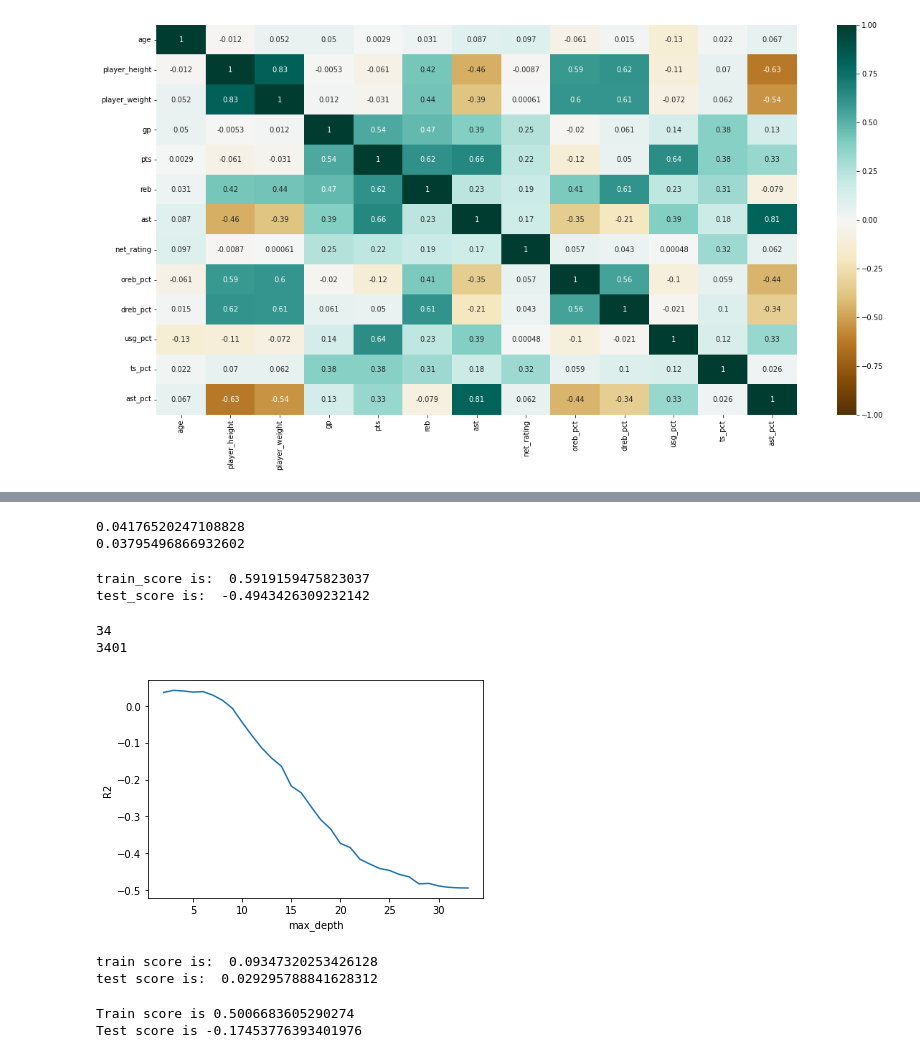
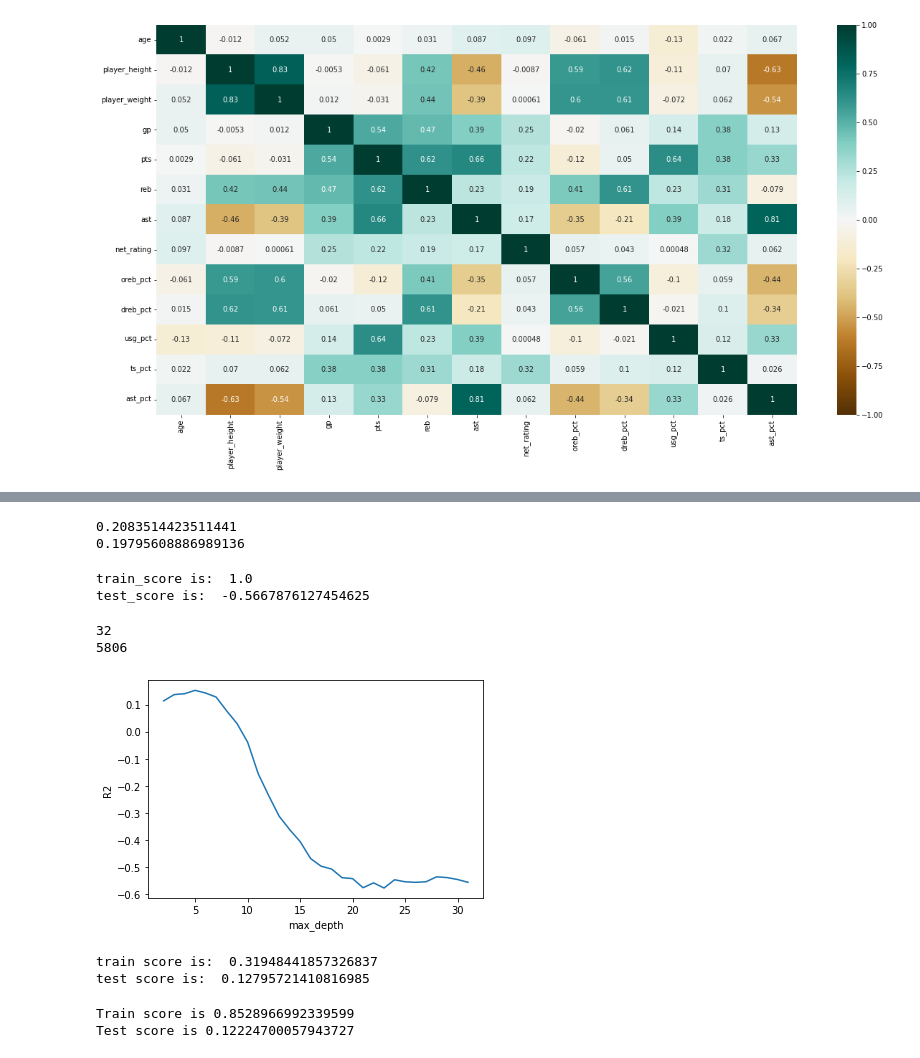
Before and after one commit to rommeljpadilla/project2, a Jupyter notebook: Project_2.ipynb, the cells around one changed output, grey strips where cells are left out. Cells and saved outputs as stored; diff of their text form; code cells hidden in the pictures.

```diff
--- a/Project_2.ipynb
+++ b/Project_2.ipynb
@@ -60,7 +60,7 @@ memory usage: 2.0+ MB
 # %%
 #dropping unneeded columns
 
-df = df.drop(columns=['Unnamed: 0','country', 'draft_year', 'draft_round', 'draft_number', 'college'])
+df = df.drop(columns=['Unnamed: 0','country', 'college'])
 # %%
 df.duplicated().sum()
 
@@ -283,7 +283,7 @@ memory usage: 1.4+ MB
 #We will also only use players with more than 41 games
 
 df2 = df_gp_filter
-df2 = df2.drop(columns = ['player_name', 'team_abbreviation', 'gp', 'pts', 'reb', 'ast', 'oreb_pct', 'dreb_pct', 'usg_pct', 'ts_pct', 'ast_pct', 'season'])
+df2 = df2.drop(columns = ['player_name', 'team_abbreviation', 'draft_year', 'draft_round', 'draft_number', 'season'])
 df2.info()
 # %% [output]
 <class 'pandas.core.frame.DataFrame'>
@@ -310,8 +319,8 @@ print(train_score)
 test_score = reg.score(X_test, y_test)
 print(test_score)
 # %% [output]
-0.04176520247108828
-0.03795496866932602
+0.2083514423511441
+0.19795608886989136
 # %%
 #Regression trees
 dec_tree = DecisionTreeRegressor(random_state = 42)
@@ -320,39 +329,39 @@ dec_tree.fit(X_train, y_train)
 print("train_score is: ", dec_tree.score(X_train, y_train))
 print("test_score is: ", dec_tree.score(X_test, y_test))
 # %% [output]
-train_score is:  0.5919159475823037
-test_score is:  -0.4943426309232142
+train_score is:  1.0
+test_score is:  -0.5667876127454625
 # %%
 #tuning regressiontree
 print(dec_tree.get_depth())
 print(dec_tree.get_n_leaves())
 # %% [output]
-34
-3401
+32
+5806
 # %%
-max_depth_range = list(range(2, 34))
+max_depth_range = list(range(2, 32))
 # List to store the score for each value of max_depth:
 r2 = []
 for depth in max_depth_range:
     dec_tree = DecisionTreeRegressor(max_depth = depth,
                              random_state = 42)
     dec_tree.fit(X_train, y_train)
     score = dec_tree.score(X_test, y_test)
     r2.append(score)
 
 plt.plot(max_depth_range, r2)
 plt.xlabel('max_depth')
 plt.ylabel('R2');
 # %% [output]
-[figure, old version]
+[figure, new version]
 # %%
 dec_tree_7= DecisionTreeRegressor(max_depth = 7, random_state = 42)
 dec_tree_7.fit(X_train, y_train)
 print("train score is: ", dec_tree_7.score(X_train, y_train))
 print("test score is: ", dec_tree_7.score(X_test, y_test))
 # %% [output]
-train score is:  0.09347320253426128
-test score is:  0.029295788841628312
+train score is:  0.31948441857326837
+test score is:  0.12795721410816985
 # %%
 #Bagged Trees
 bagreg = BaggingRegressor()
@@ -361,8 +370,8 @@ bagreg.fit(X_train, y_train)
 print("Train score is", bagreg.score(X_train, y_train))
 print("Test score is", bagreg.score(X_test, y_test))
 # %% [output]
-Train score is 0.5006683605290274
-Test score is -0.17453776393401976
+Train score is 0.8528966992339599
+Test score is 0.12224700057943727
 # %%
 #KMEANS
 scaler = StandardScaler()
```
Also changed, not shown: parts of 5 cells of this notebook.
